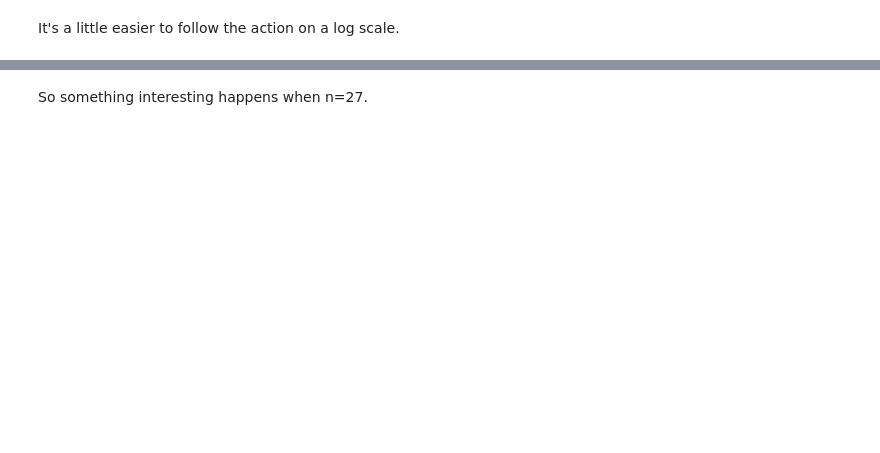
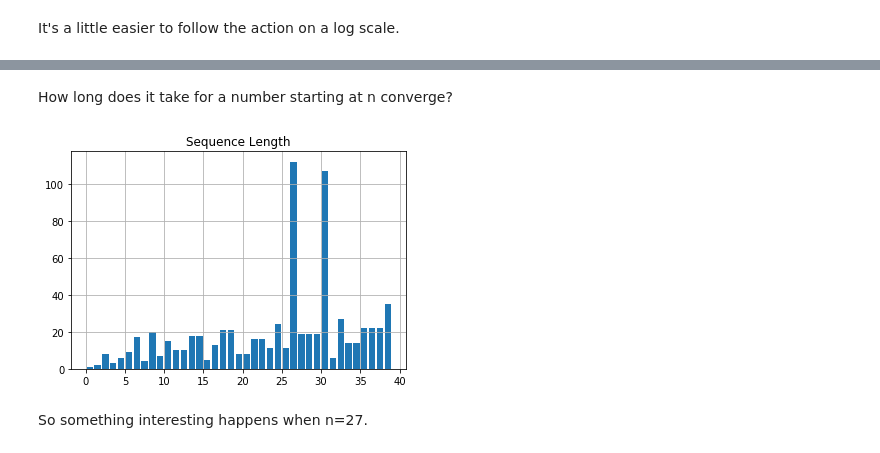
Before and after one commit to gulley/collatz, a Jupyter notebook: collatz.ipynb, the cells around one changed output, grey strips where cells are left out. Drawn from its saved outputs; the diff is of its cells as text; code cells hidden in the pictures; blank space fills up the shorter version.

```diff
--- a/collatz.ipynb
+++ b/collatz.ipynb
@@ -35,12 +53,16 @@ plt.show()
+# %% [markdown]
+How long does it take for a number starting at n converge?
 # %%
 cl = []
-for n in range(1,30):
+for n in range(1,40):
     c = collatz(n)
     cl.append(len(c))
 xlocations = np.array(range(len(cl)))+0.5
 plt.bar(xlocations,cl)
 plt.grid(True)
 plt.title('Sequence Length')
 plt.show()
+# %% [output]
+[figure, added]
 # %% [markdown]
 So something interesting happens when n=27.
```
Also changed, not shown: parts of 12 cells of this notebook.
